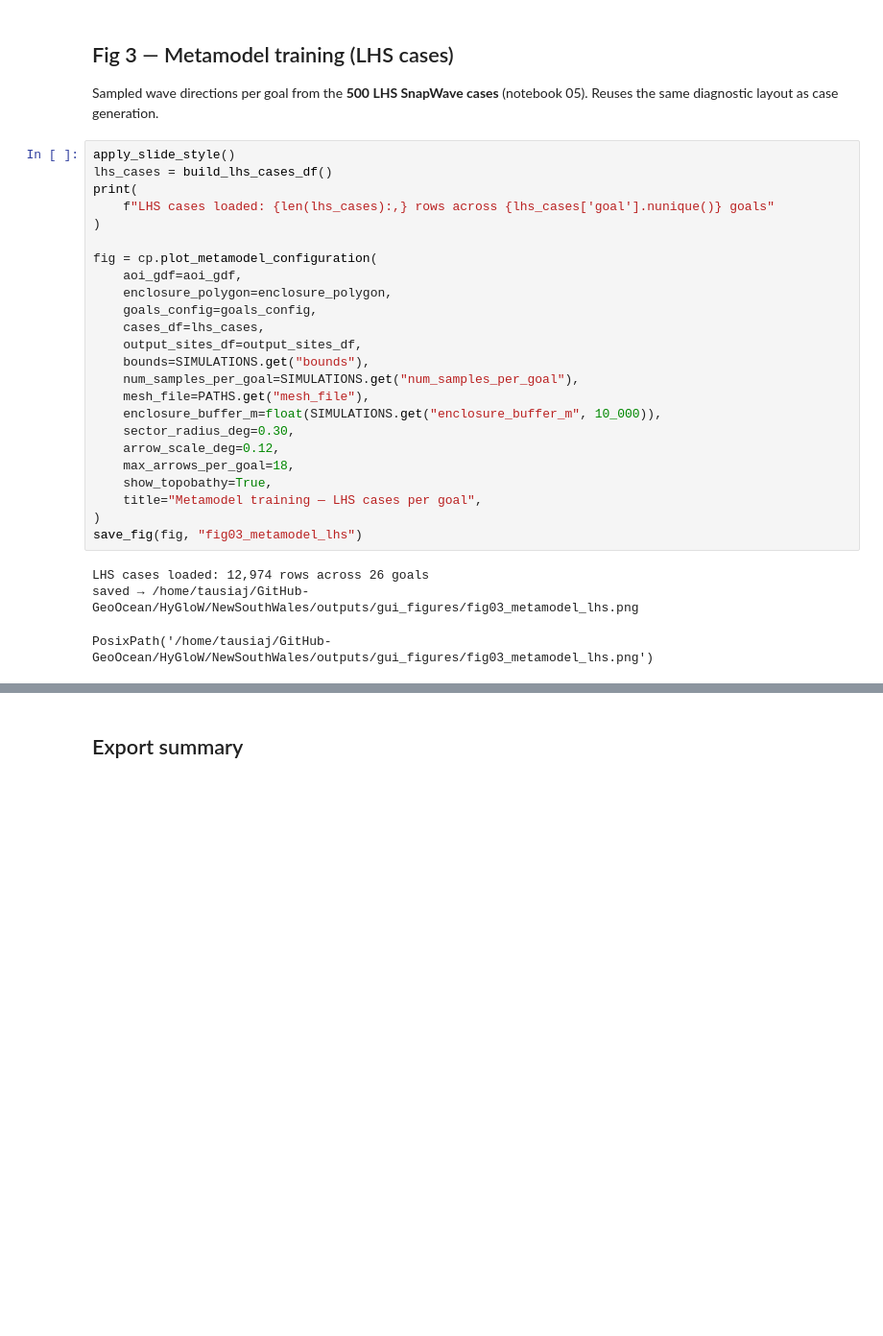
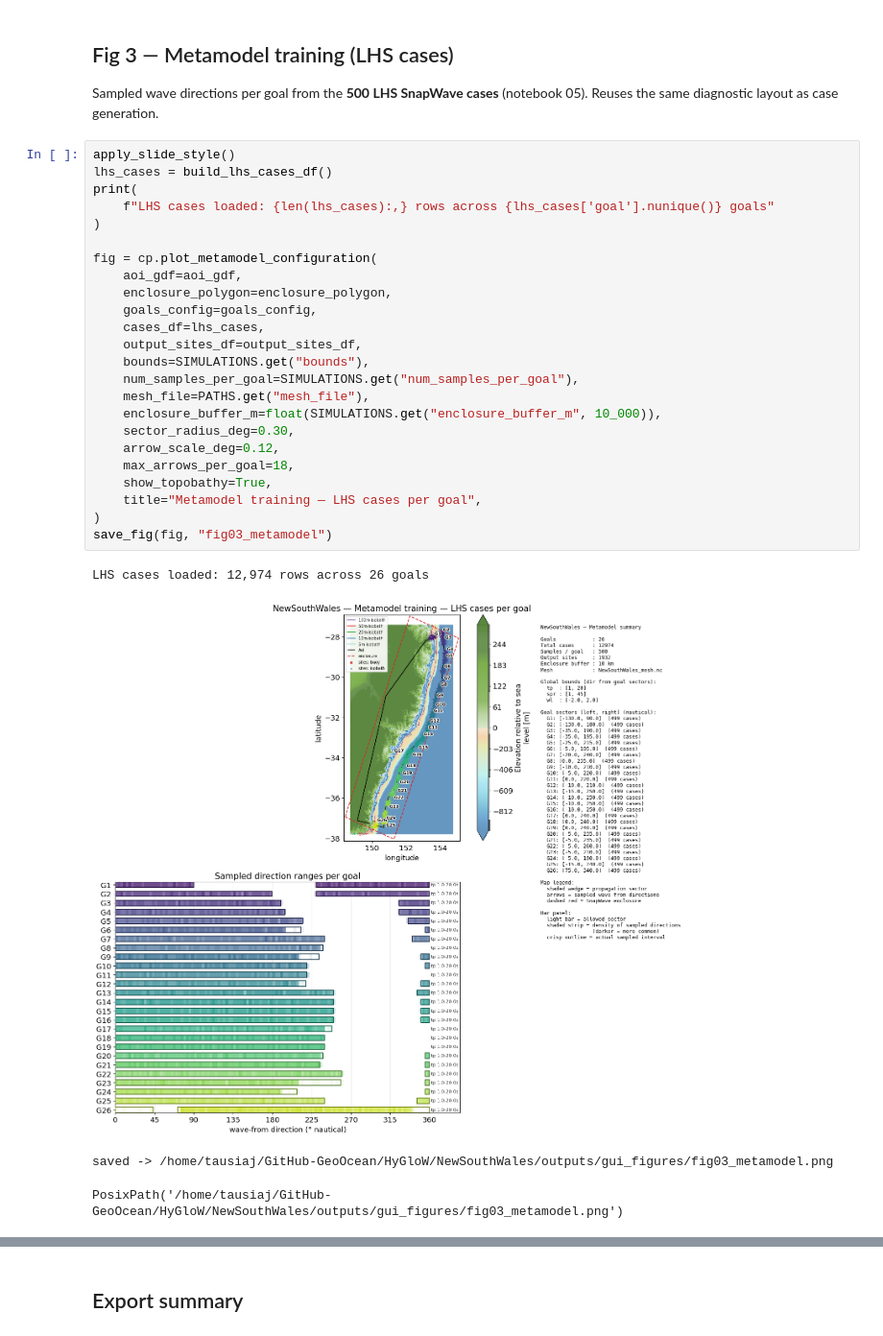
Before and after one commit to GeoOcean/HyGloW, a Jupyter notebook: NewSouthWales/12_Final_Plots.ipynb, the cells around one changed output, grey strips where cells are left out. Shown at 96% size. Drawn from its saved outputs; the diff is of its cells as text; blank space fills up the shorter version.

Commit message:
[JTH] add last working versio of NewSothWales, with all up-to-date

```diff
--- a/NewSouthWales/12_Final_Plots.ipynb
+++ b/NewSouthWales/12_Final_Plots.ipynb
@@ -507,28 +532,29 @@ Reuses the same diagnostic layout as case generation.
 # %%
 apply_slide_style()
 lhs_cases = build_lhs_cases_df()
 print(
     f"LHS cases loaded: {len(lhs_cases):,} rows across {lhs_cases['goal'].nunique()} goals"
 )
 
 fig = cp.plot_metamodel_configuration(
     aoi_gdf=aoi_gdf,
     enclosure_polygon=enclosure_polygon,
     goals_config=goals_config,
     cases_df=lhs_cases,
     output_sites_df=output_sites_df,
     bounds=SIMULATIONS.get("bounds"),
     num_samples_per_goal=SIMULATIONS.get("num_samples_per_goal"),
     mesh_file=PATHS.get("mesh_file"),
     enclosure_buffer_m=float(SIMULATIONS.get("enclosure_buffer_m", 10_000)),
     sector_radius_deg=0.30,
     arrow_scale_deg=0.12,
     max_arrows_per_goal=18,
     show_topobathy=True,
     title="Metamodel training — LHS cases per goal",
 )
-save_fig(fig, "fig03_metamodel_lhs")
+save_fig(fig, "fig03_metamodel")
 # %% [output]
 LHS cases loaded: 12,974 rows across 26 goals
-saved → /home/tausiaj/GitHub-GeoOcean/HyGloW/NewSouthWales/outputs/gui_figures/fig03_metamodel_lhs.png
+[figure, added]
-PosixPath('/home/tausiaj/GitHub-GeoOcean/HyGloW/NewSouthWales/outputs/gui_figures/fig03_metamodel_lhs.png')
+saved -> /home/tausiaj/GitHub-GeoOcean/HyGloW/NewSouthWales/outputs/gui_figures/fig03_metamodel.png
+PosixPath('/home/tausiaj/GitHub-GeoOcean/HyGloW/NewSouthWales/outputs/gui_figures/fig03_metamodel.png')
```
Also changed, not shown: parts of 27 cells of this notebook, 5 other files.
